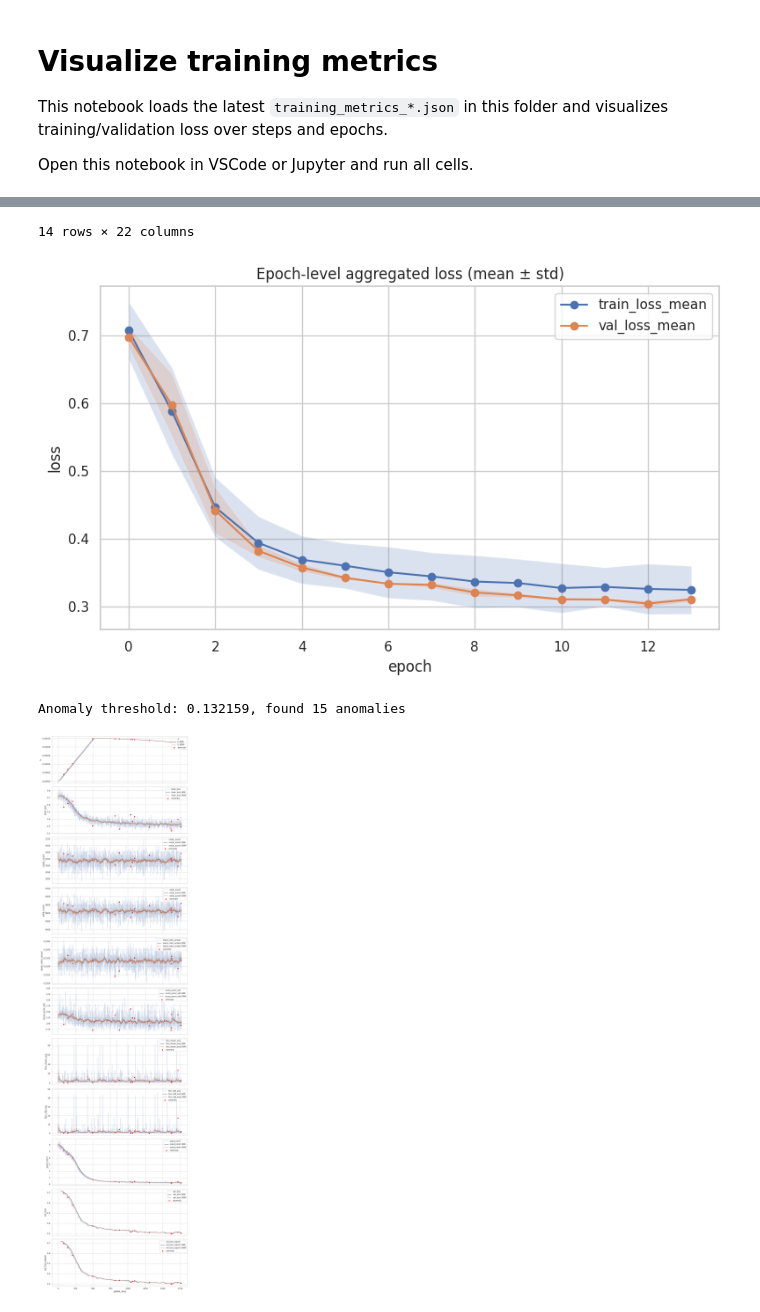
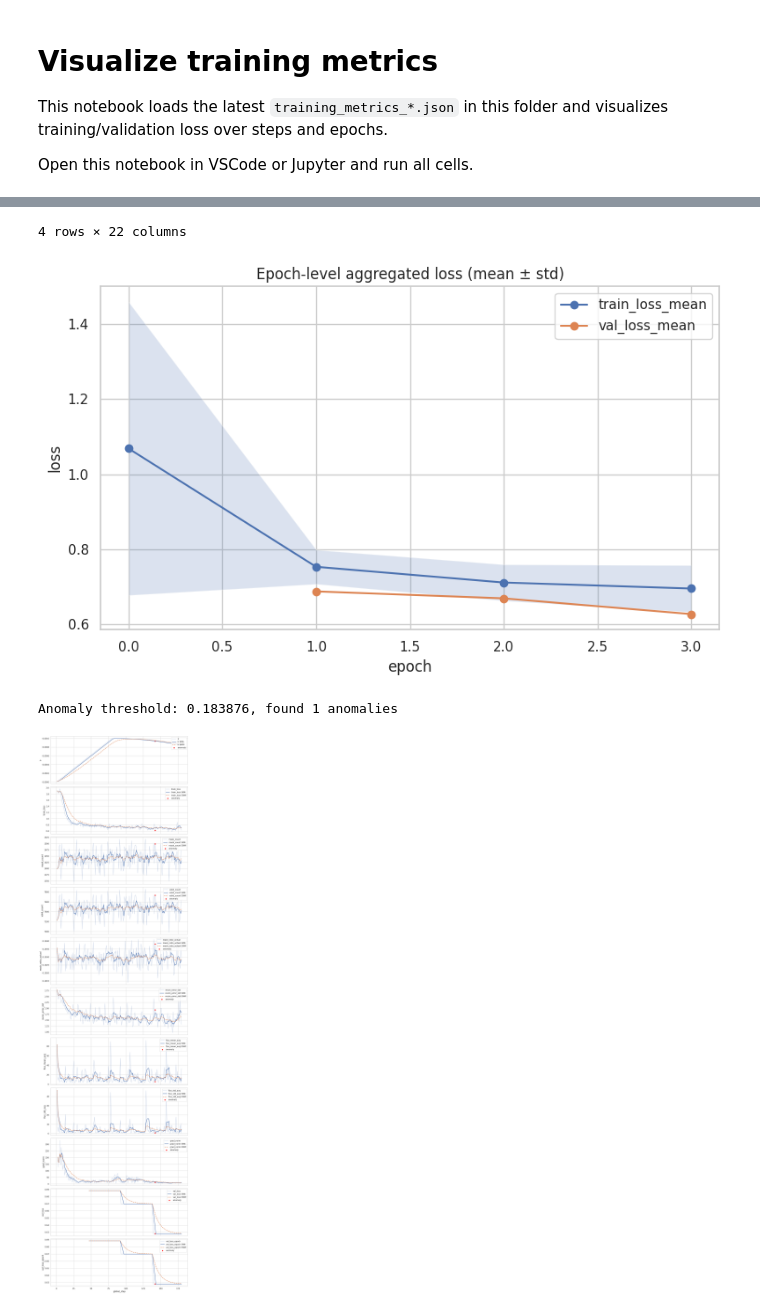
Before and after one commit to 2003cy/ssl_outthere, a Jupyter notebook: encoder_spectrum/ma_specformer/visualize_metrics.ipynb, the cells around one changed output, grey strips where cells are left out. Cells and saved outputs as stored; diff of their text form; code cells hidden in the pictures.

```diff
--- a/encoder_spectrum/ma_specformer/visualize_metrics.ipynb
+++ b/encoder_spectrum/ma_specformer/visualize_metrics.ipynb
@@ -23,14 +24,14 @@ sns.set_theme(style='whitegrid')
 from read_and_plot import stat_and_plot
 # Look in current directory first
 p = Path('.')
-files = sorted(p.glob('output/metrics/training_metrics_*.json'))
+files = sorted(p.glob('outputs/metrics_*.json'))
 
 print(files)
 
 file = files[-1]
+print(file)
 with open(file, 'r') as f:
     data = json.load(f)
 
-metrics_history = data.get('metrics_history', [])
-stat_and_plot(metrics_history)
+stat_and_plot(data)
 # %% [output]
@@ -57,4 +49,4 @@ Epoch summary:
-14 rows × 22 columns
+4 rows × 22 columns
-[figure, old version]
+[figure, new version]
-Anomaly threshold: 0.132159, found 15 anomalies
+Anomaly threshold: 0.183876, found 1 anomalies
-[figure, old version]
+[figure, new version]
```
Also changed, not shown: parts of 2 cells of this notebook, 16 other files.
